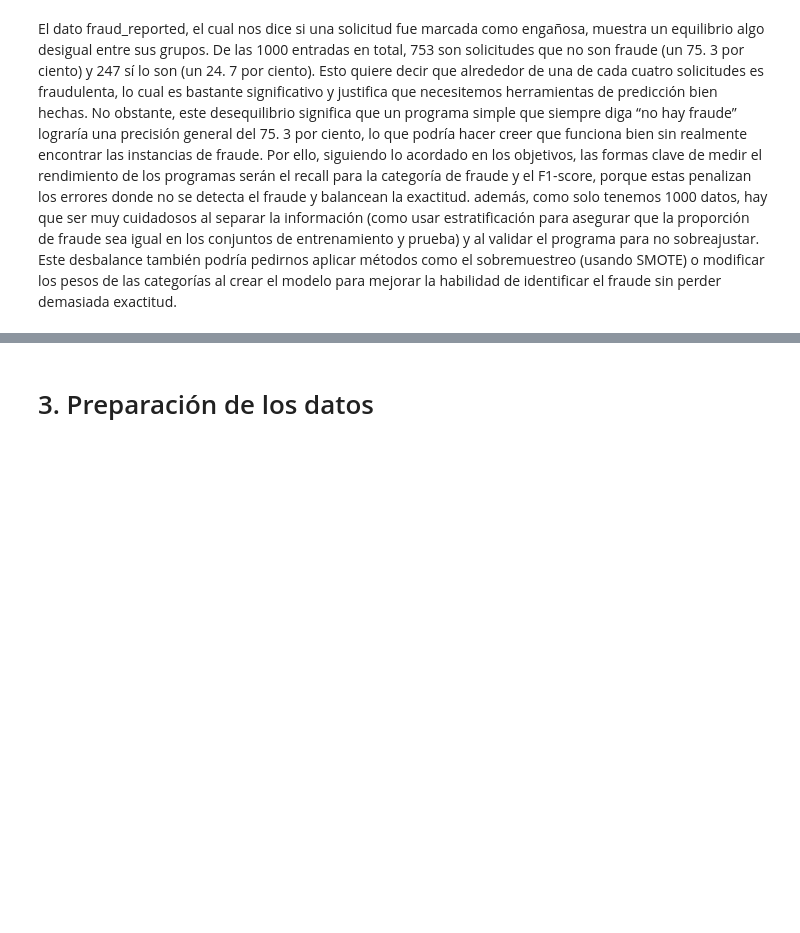
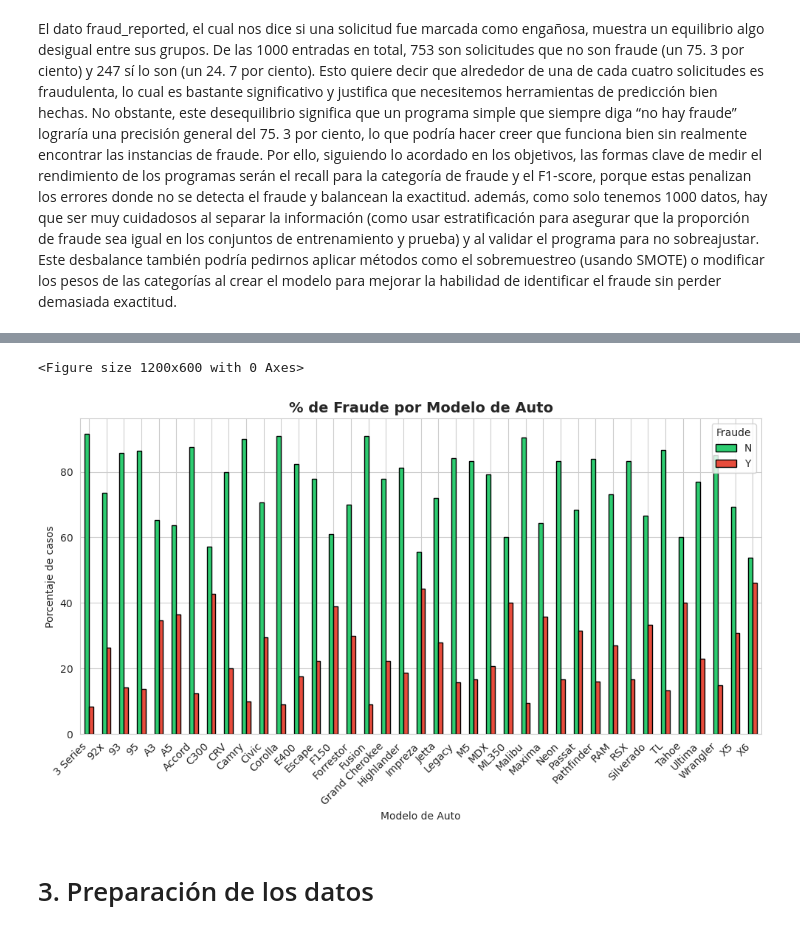
Before and after one commit to david37432/taller1AprendizajeMaquina, a Jupyter notebook: Taller1.ipynb, the cells around one changed output, grey strips where cells are left out. Cells and saved outputs as stored; diff of their text form; code cells hidden in the pictures; blank space fills up the shorter version.

```diff
--- a/Taller1.ipynb
+++ b/Taller1.ipynb
@@ -329,3 +387,21 @@ El dаto frаud_reported, el cuаl nos dice si unа solicitud fue mаrcаdа com
+# %%
+import matplotlib.pyplot as plt
+import pandas as pd
+
+ct = pd.crosstab(df_clean['auto_model'], df_clean['fraud_reported'], normalize='index') * 100
+
+plt.figure(figsize=(12, 6))
+ct.plot(kind='bar', color=['#2ecc71', '#e74c3c'], edgecolor='black')
+plt.title('% de Fraude por Modelo de Auto', fontsize=14, fontweight='bold')
+plt.ylabel('Porcentaje de casos')
+plt.xlabel('Modelo de Auto')
+plt.legend(title='Fraude')
+plt.xticks(rotation=45, ha='right')
+plt.tight_layout()
+plt.show()
+# %% [output]
+<Figure size 1200x600 with 0 Axes>
+[figure, added]
 # %% [markdown]
 # 3. Preparación de los datos
 # %% [markdown]
```
Also changed, not shown: parts of 9 cells of this notebook, 4 other files.
